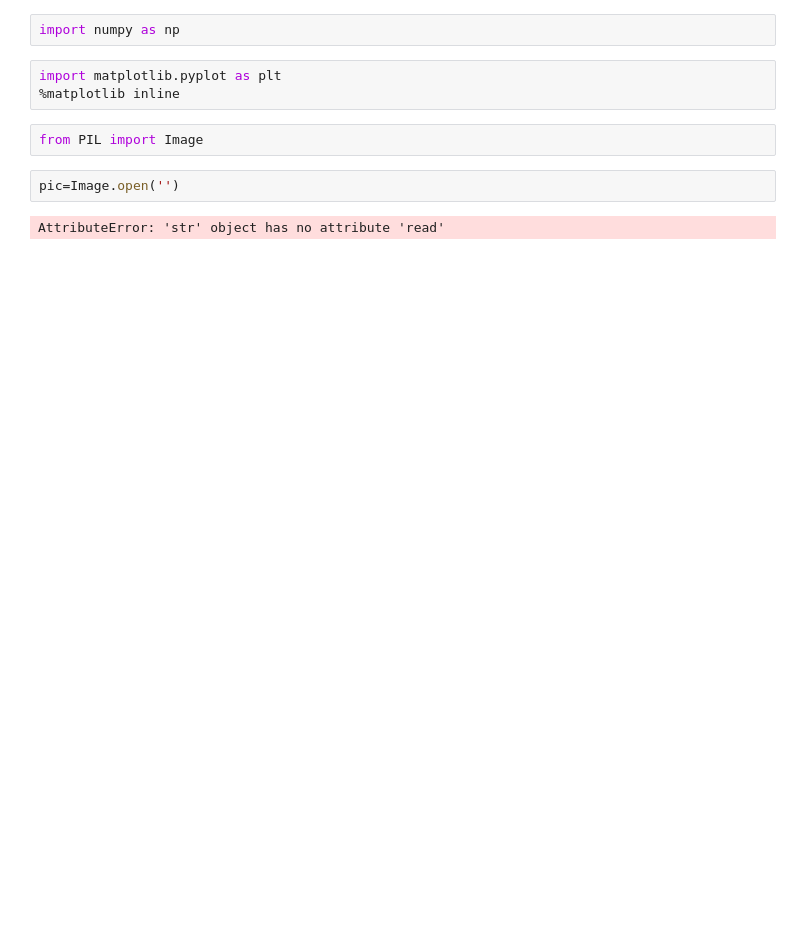
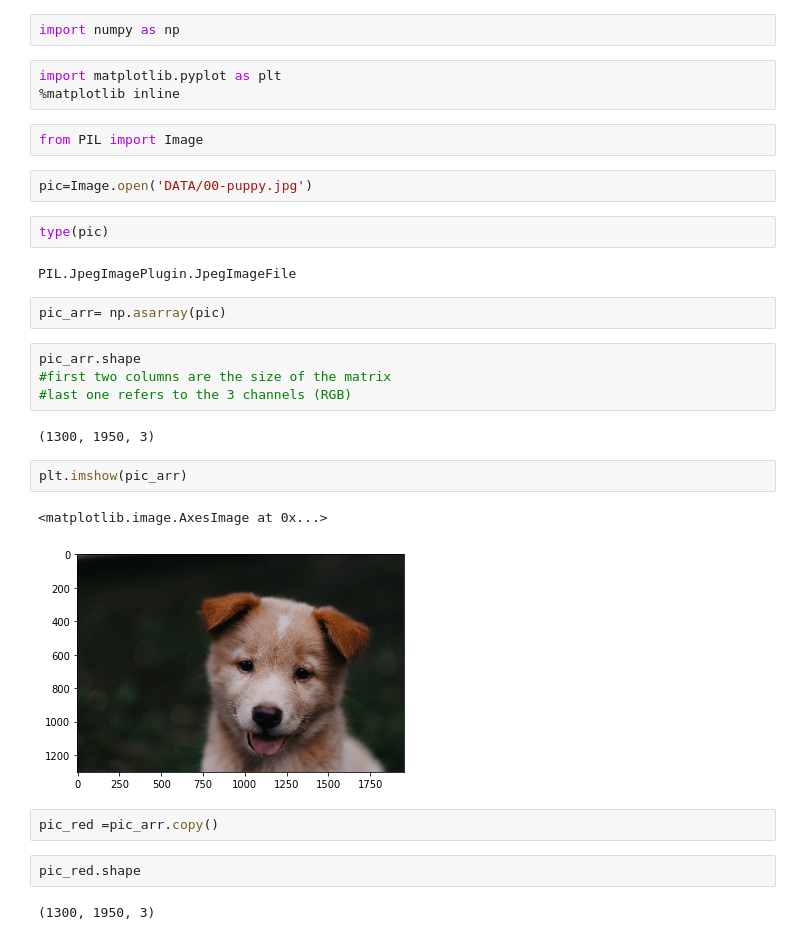
Before and after one commit to KevinThelly/OpenCV-and-Deep-Learning, a Jupyter notebook: Images and NumPy .ipynb, the cells around one changed output. Drawn from its saved outputs; the diff is of its cells as text; blank space fills up the shorter version.

Commit message:
Basics to using Images as Numpy

```diff
--- a/Images and NumPy .ipynb
+++ b/Images and NumPy .ipynb
@@ -6,6 +6,27 @@ import matplotlib.pyplot as plt
 # %%
 from PIL import Image
 # %%
-pic=Image.open('')
+pic=Image.open('DATA/00-puppy.jpg')
-# %% [output]
-AttributeError: 'str' object has no attribute 'read'
+# %%
+type(pic)
+# %% [output]
+PIL.JpegImagePlugin.JpegImageFile
+# %%
+pic_arr= np.asarray(pic)
+# %%
+pic_arr.shape
+#first two columns are the size of the matrix
+#last one refers to the 3 channels (RGB)
+# %% [output]
+(1300, 1950, 3)
+# %%
+plt.imshow(pic_arr)
+# %% [output]
+<matplotlib.image.AxesImage at 0x...>
+[figure, added]
+# %%
+pic_red =pic_arr.copy()
+# %%
+pic_red.shape
+# %% [output]
+(1300, 1950, 3)
```
Also changed, not shown: parts of 6 cells of this notebook.
